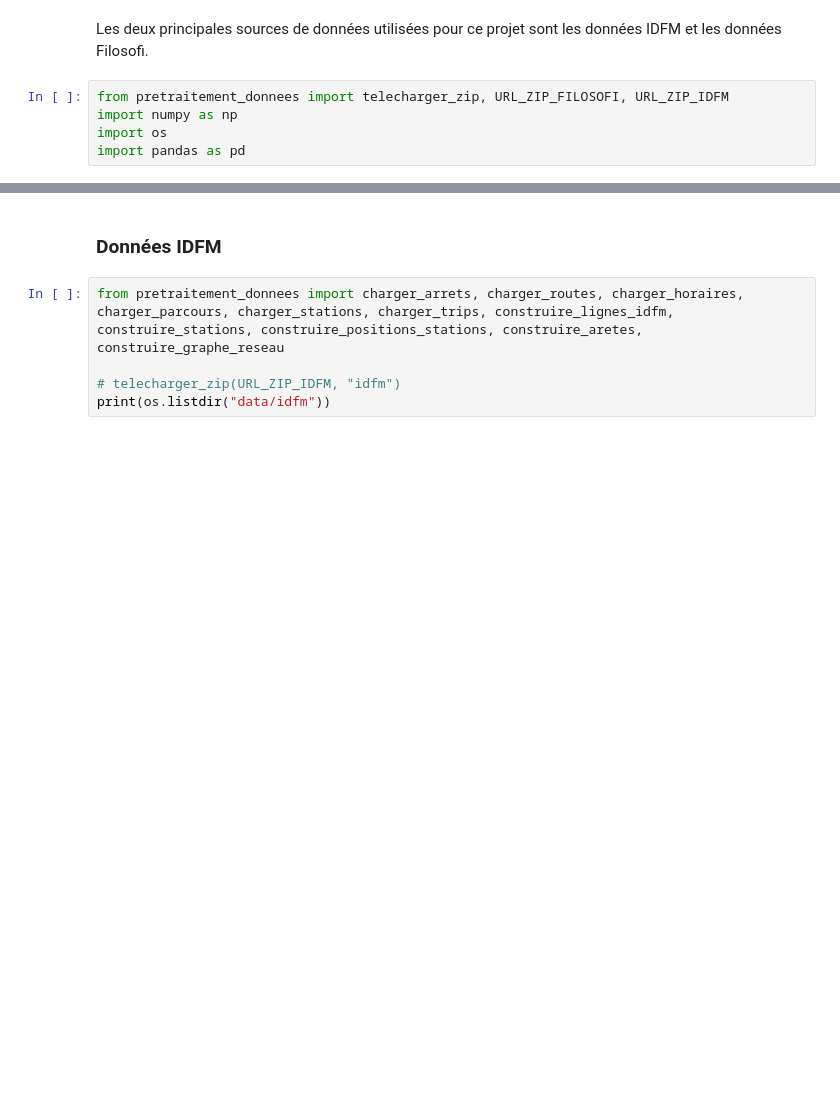
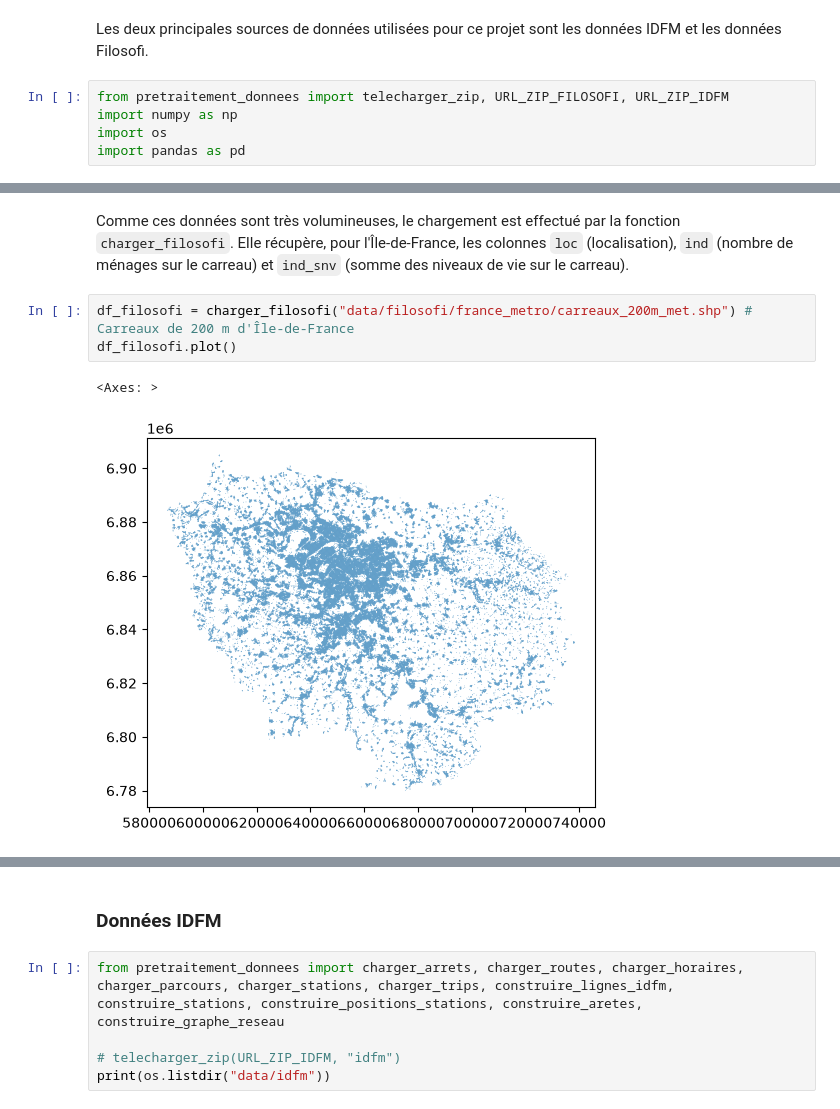
Before and after one commit to emmaganneval-proj/python_datascience_liuqi, a Jupyter notebook: rapport_final.ipynb, the cells around one changed output, grey strips where cells are left out. Drawn from its saved outputs; the diff is of its cells as text; blank space fills up the shorter version.

Commit message:
WIP, partie données presque finie

```diff
--- a/rapport_final.ipynb
+++ b/rapport_final.ipynb
@@ -35,0 +50,8 @@ telecharger_zip(URL_ZIP_FILOSOFI, "filosofi")
+# %% [markdown]
+Comme ces données sont très volumineuses, le chargement est effectué par la fonction <code>charger_filosofi</code>. Elle récupère, pour l'Île-de-France, les colonnes <code>loc</code> (localisation), <code>ind</code> (nombre de ménages sur le carreau) et <code>ind_snv</code> (somme des niveaux de vie sur le carreau).
+# %%
+df_filosofi = charger_filosofi("data/filosofi/france_metro/carreaux_200m_met.shp") # Carreaux de 200 m d'Île-de-France
+df_filosofi.plot()
+# %% [output]
+<Axes: >
+[figure, added]
```
Also changed, not shown: parts of 13 cells of this notebook.
